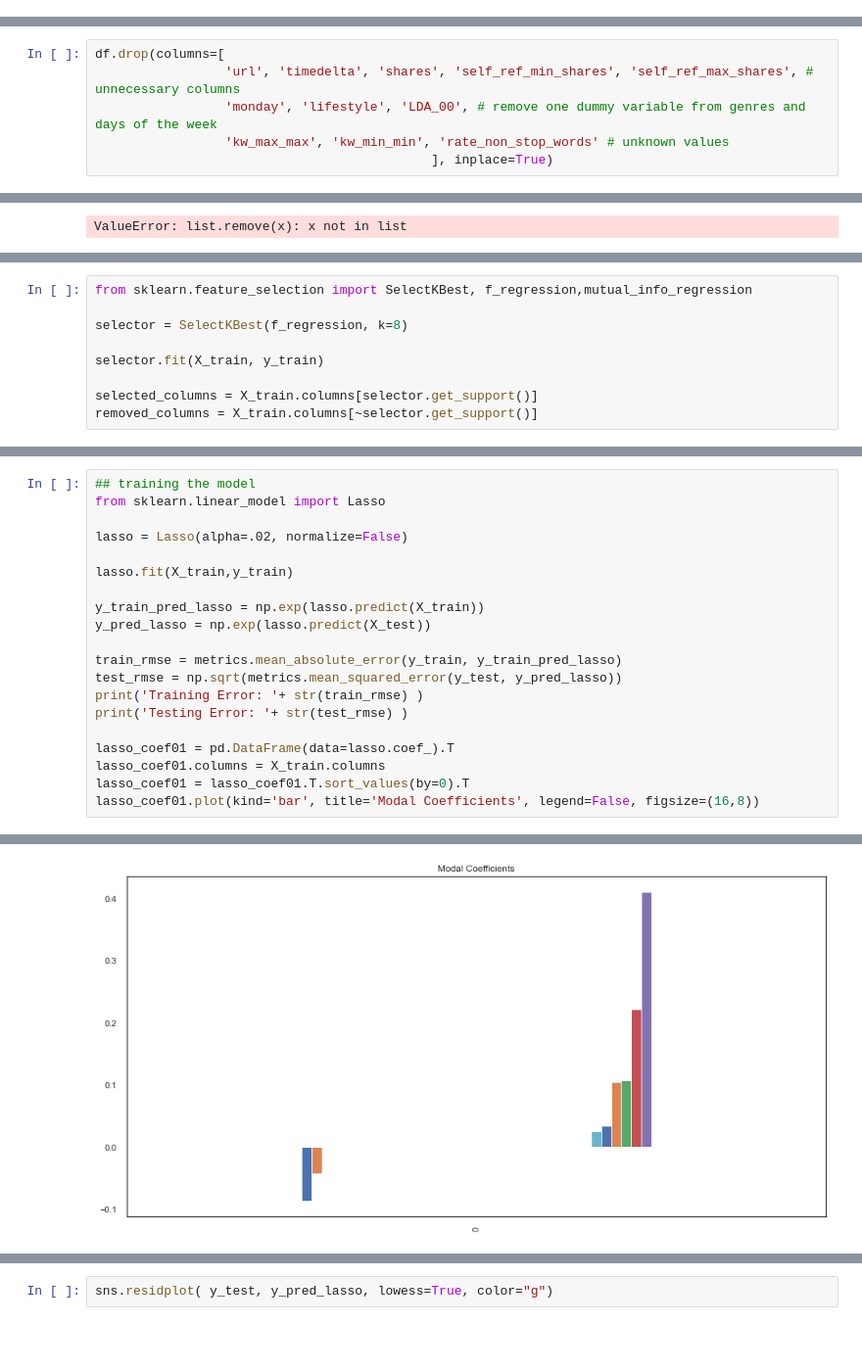
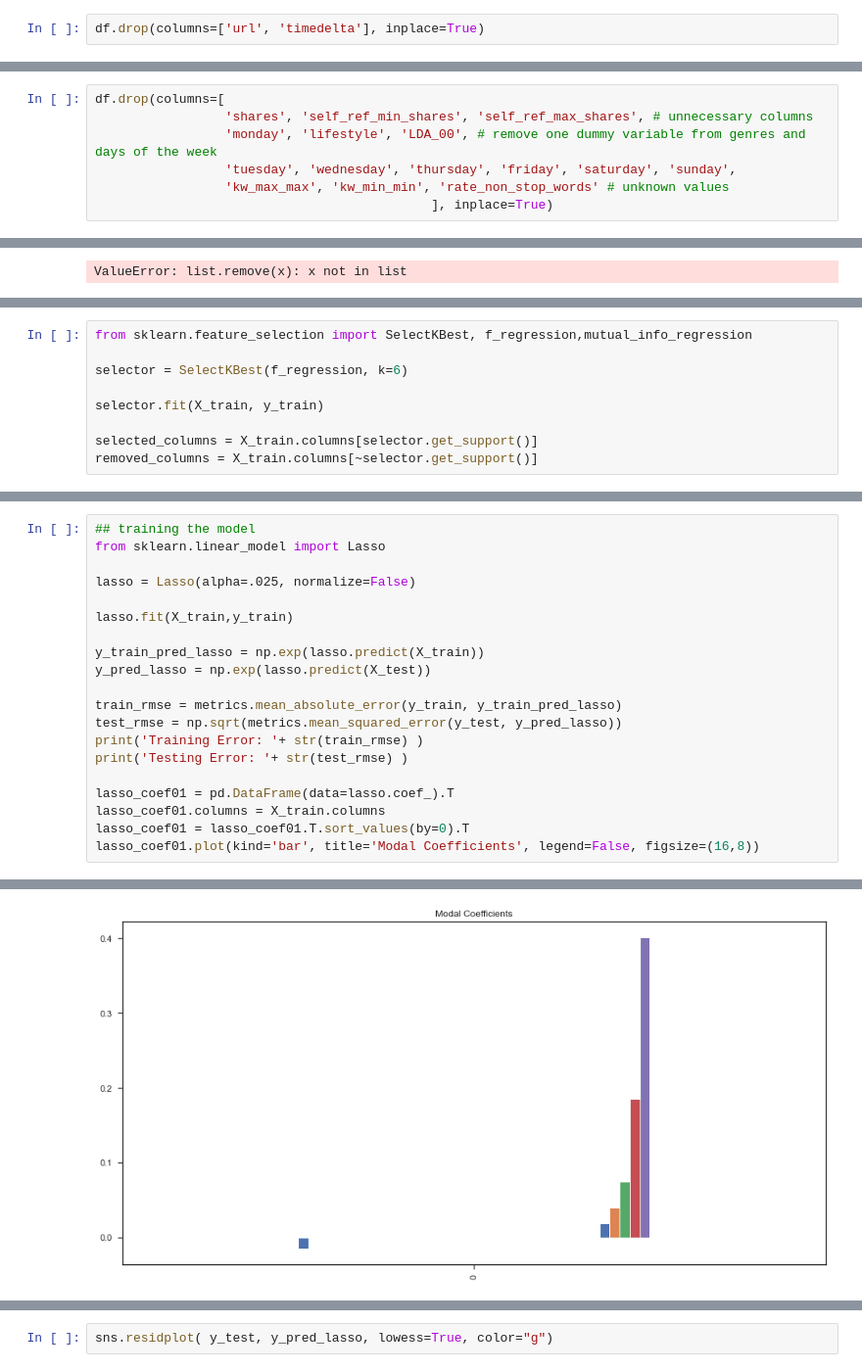
Before and after one commit to p-szymo/online_news_popularity, a Jupyter notebook: final_workbook.ipynb, the cells around one changed output, grey strips where cells are left out. Shown at 98% size. Cells and saved outputs as stored; diff of their text form; blank space fills up the shorter version.

```diff
--- a/final_workbook.ipynb
+++ b/final_workbook.ipynb
@@ -240,3 +326,5 @@ array([[<matplotlib.axes._subplots.AxesSubplot object at 0x...>]],
+# %%
+df.drop(columns=['url', 'timedelta'], inplace=True)
 # %% [markdown]
 * Investigate the effects of genre and day of the week of publication
 # %%
@@ -332,8 +504,9 @@ df.boxplot('log_shares', 'lifestyle')
 * Drop unnecessary columns, one dummy column from each category (genres, days of the week, and LDA), and columns with unknown values.
 # %%
 df.drop(columns=[
-                 'url', 'timedelta', 'shares', 'self_ref_min_shares', 'self_ref_max_shares', # unnecessary columns
+                 'shares', 'self_ref_min_shares', 'self_ref_max_shares', # unnecessary columns
                  'monday', 'lifestyle', 'LDA_00', # remove one dummy variable from genres and days of the week
+                 'tuesday', 'wednesday', 'thursday', 'friday', 'saturday', 'sunday',
                  'kw_max_max', 'kw_min_min', 'rate_non_stop_words' # unknown values
                                             ], inplace=True)
 # %% [markdown]
@@ -939,7 +1111,7 @@ sns.residplot(y_test, y_pred, lowess=True, color="g")
 # %%
 from sklearn.feature_selection import SelectKBest, f_regression,mutual_info_regression
 
-selector = SelectKBest(f_regression, k=8)
+selector = SelectKBest(f_regression, k=6)
 
 selector.fit(X_train, y_train)
 
@@ -988,7 +1159,7 @@ sns.residplot(y_test, y_kbest, lowess=True, color="g")
 ## training the model
 from sklearn.linear_model import Lasso
 
-lasso = Lasso(alpha=.02, normalize=False)
+lasso = Lasso(alpha=.025, normalize=False)
 
 lasso.fit(X_train,y_train)
 
@@ -1010,5 +1181,5 @@ Testing Error: 1818.1499433352867
 <matplotlib.axes._subplots.AxesSubplot at 0x...>
-[figure, old version]
+[figure, new version]
 # %%
 coefficient = lasso_coef01.T
 coefficient[coefficient[0] != 0]
```
Also changed, not shown: parts of 56 cells of this notebook.
